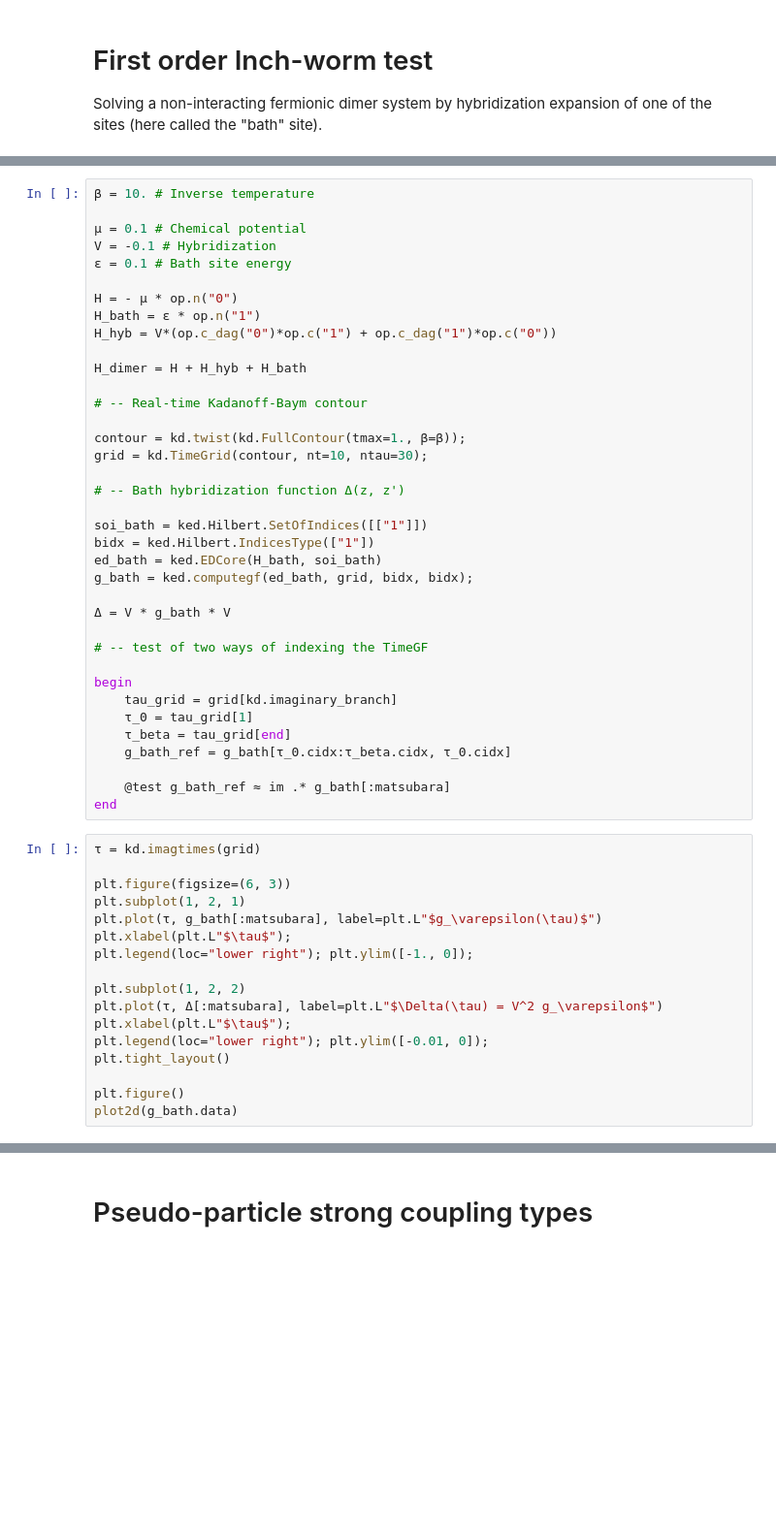
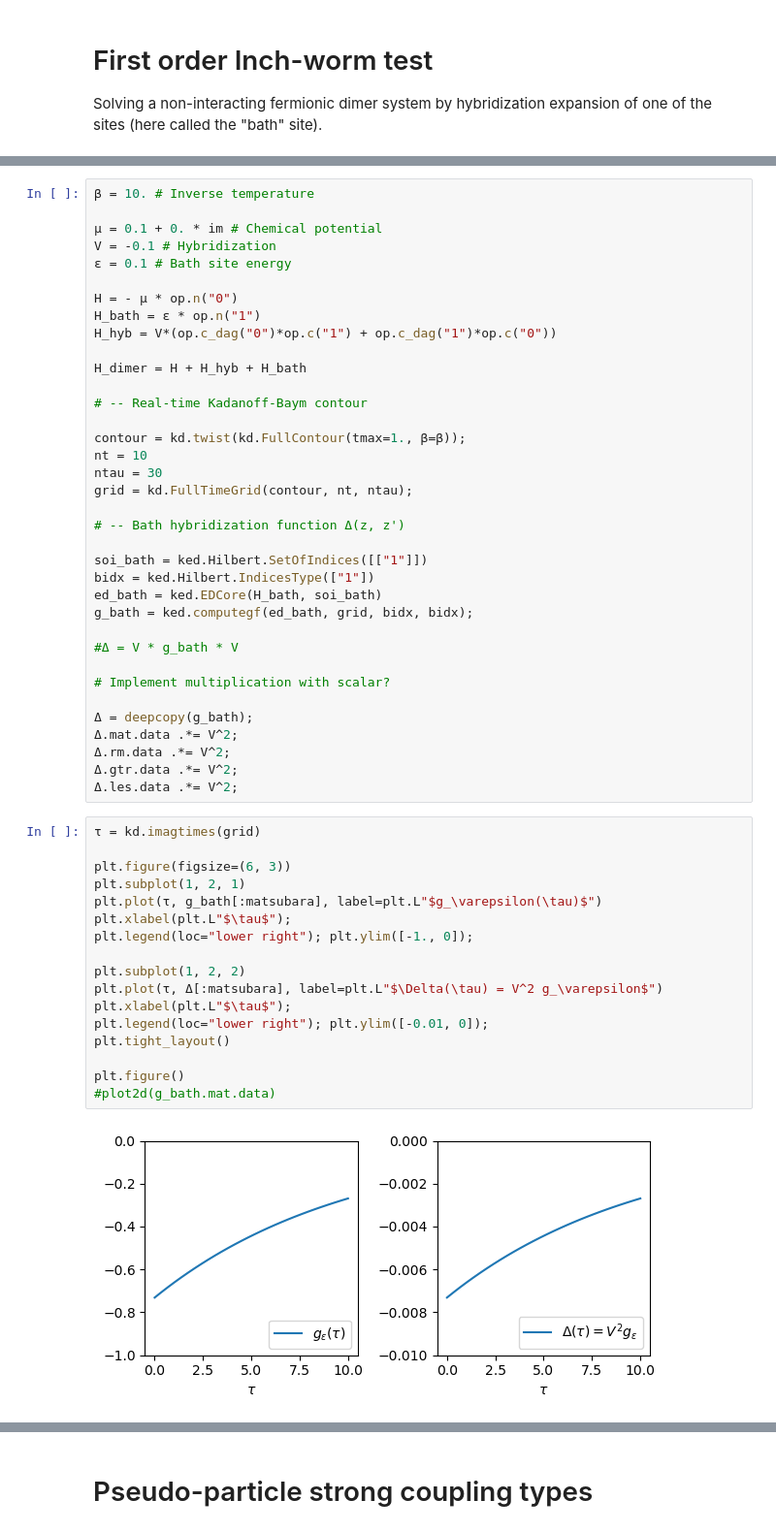
Before and after one commit to krivenko/QInchworm.jl, a Jupyter notebook: experiments/First order inch.ipynb, the cells around one changed output, grey strips where cells are left out. Shown at 97% size. Cells and saved outputs as stored; diff of their text form; blank space fills up the shorter version.

```diff
--- a/experiments/First order inch.ipynb
+++ b/experiments/First order inch.ipynb
@@ -31,7 +32,7 @@ end;
 # %%
 β = 10. # Inverse temperature
 
-μ = 0.1 # Chemical potential
+μ = 0.1 + 0. * im # Chemical potential
 V = -0.1 # Hybridization
 ε = 0.1 # Bath site energy
 
@@ -44,7 +45,9 @@ H_dimer = H + H_hyb + H_bath
 # -- Real-time Kadanoff-Baym contour
 
 contour = kd.twist(kd.FullContour(tmax=1., β=β));
-grid = kd.TimeGrid(contour, nt=10, ntau=30);
+nt = 10
+ntau = 30
+grid = kd.FullTimeGrid(contour, nt, ntau);
 
 # -- Bath hybridization function Δ(z, z')
 
@@ -53,32 +56,31 @@ bidx = ked.Hilbert.IndicesType(["1"])
 ed_bath = ked.EDCore(H_bath, soi_bath)
 g_bath = ked.computegf(ed_bath, grid, bidx, bidx);
 
-Δ = V * g_bath * V
+#Δ = V * g_bath * V
 
-# -- test of two ways of indexing the TimeGF
+# Implement multiplication with scalar?
 
-begin
-    tau_grid = grid[kd.imaginary_branch]
-    τ_0 = tau_grid[1]
-    τ_beta = tau_grid[end]
-    g_bath_ref = g_bath[τ_0.cidx:τ_beta.cidx, τ_0.cidx]
-
-    @test g_bath_ref ≈ im .* g_bath[:matsubara]
-end
+Δ = deepcopy(g_bath);
+Δ.mat.data .*= V^2;
+Δ.rm.data .*= V^2;
+Δ.gtr.data .*= V^2;
+Δ.les.data .*= V^2;
 # %%
 τ = kd.imagtimes(grid)
 
 plt.figure(figsize=(6, 3))
 plt.subplot(1, 2, 1)
 plt.plot(τ, g_bath[:matsubara], label=plt.L"$g_\varepsilon(\tau)$")
 plt.xlabel(plt.L"$\tau$");
 plt.legend(loc="lower right"); plt.ylim([-1., 0]);
 
 plt.subplot(1, 2, 2)
 plt.plot(τ, Δ[:matsubara], label=plt.L"$\Delta(\tau) = V^2 g_\varepsilon$")
 plt.xlabel(plt.L"$\tau$");
 plt.legend(loc="lower right"); plt.ylim([-0.01, 0]);
 plt.tight_layout()
 
 plt.figure()
-plot2d(g_bath.data)
+#plot2d(g_bath.mat.data)
+# %% [output]
+[figure, added]
```
Also changed, not shown: parts of 13 cells of this notebook.
